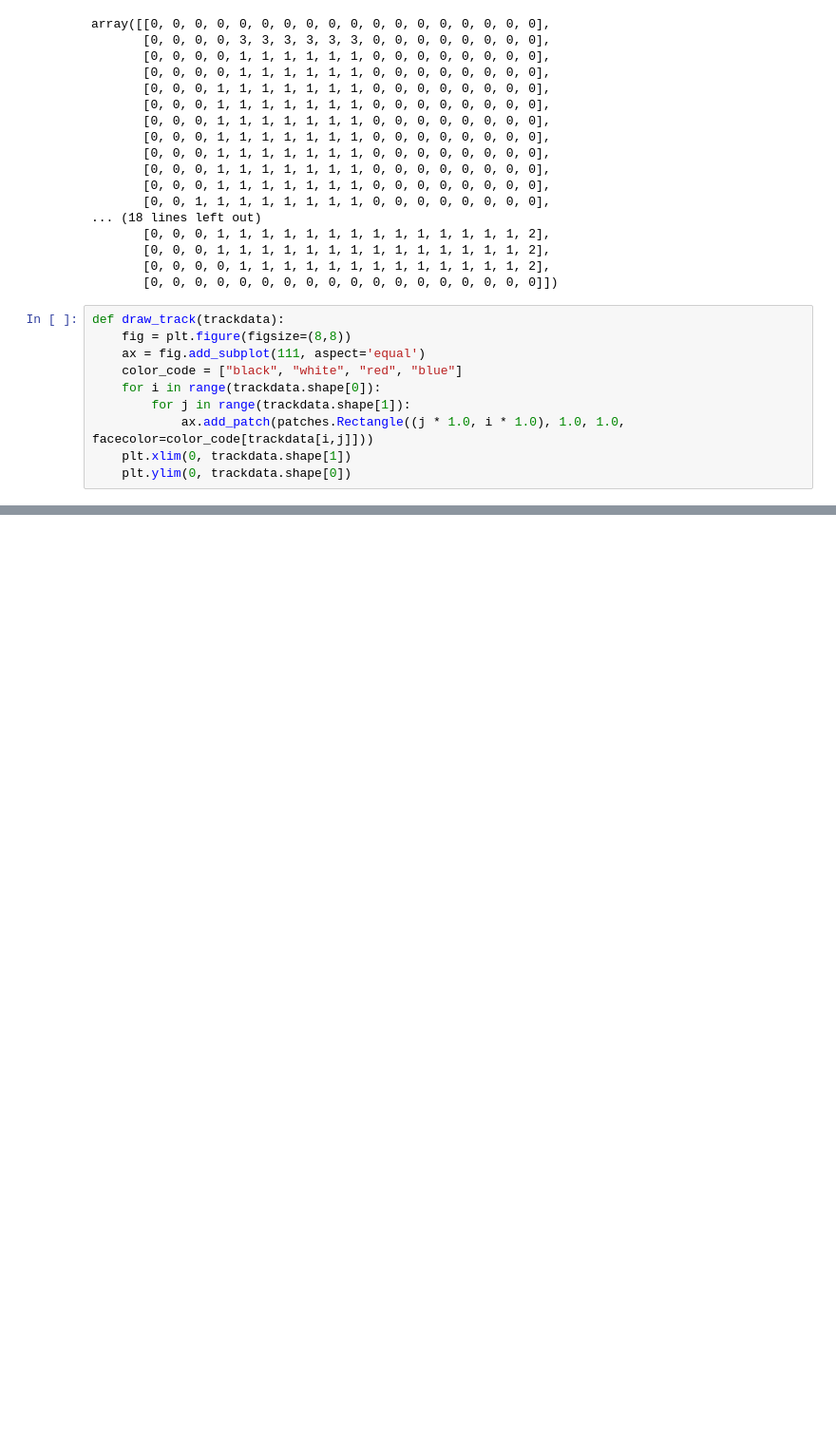
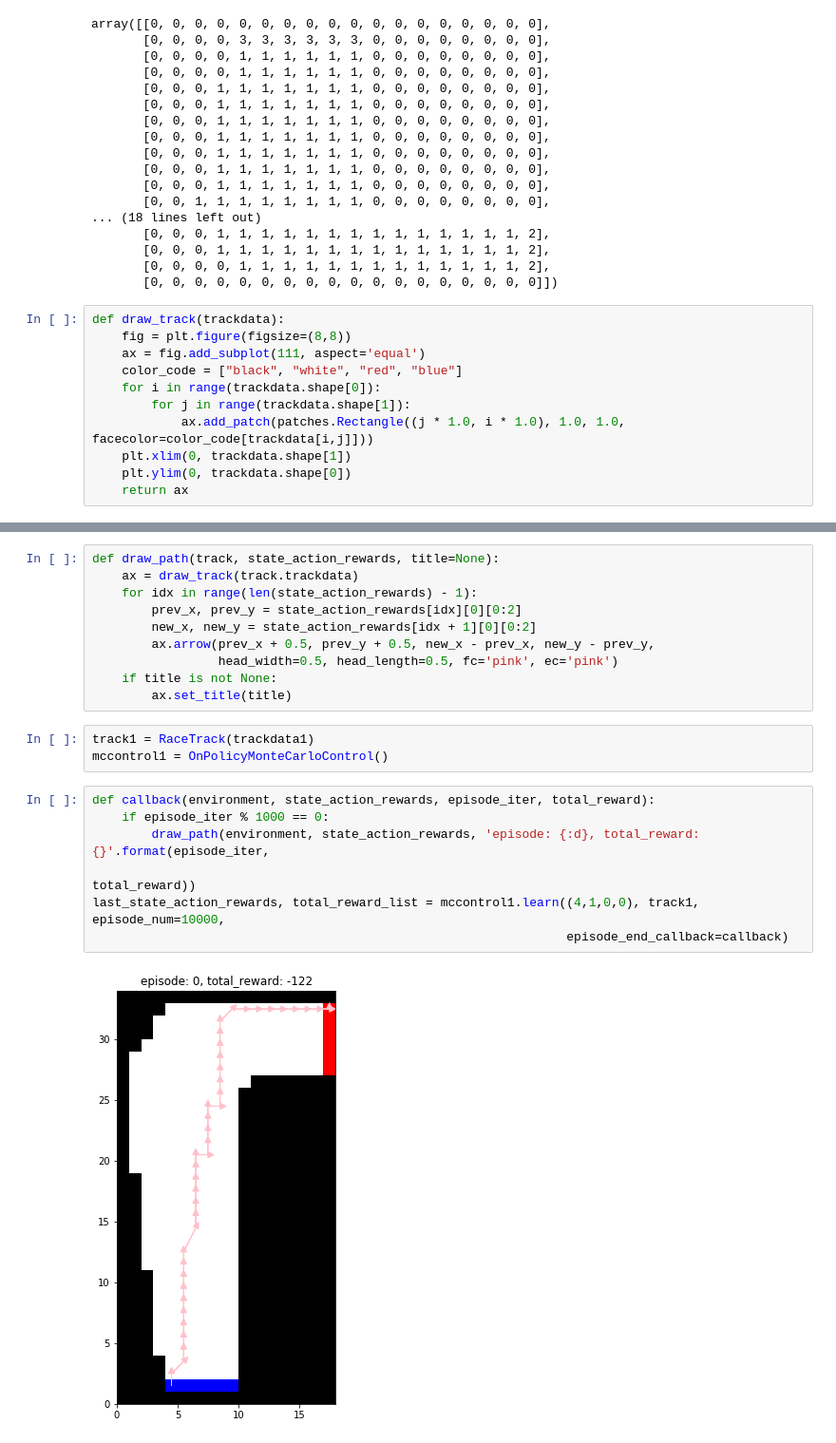
Before and after one commit to bikestra/suttonbarto, a Jupyter notebook: exercise5_4.ipynb, the cells around one changed output, grey strips where cells are left out. Shown: that part at 95% size. Saved outputs shown, nothing was run; the diff lists cells and outputs as text; blank space fills up the shorter version.

```diff
--- a/exercise5_4.ipynb
+++ b/exercise5_4.ipynb
@@ -87,6 +101,7 @@ def draw_track(trackdata):
             ax.add_patch(patches.Rectangle((j * 1.0, i * 1.0), 1.0, 1.0, facecolor=color_code[trackdata[i,j]]))
     plt.xlim(0, trackdata.shape[1])
     plt.ylim(0, trackdata.shape[0])
+    return ax
 # %%
 draw_track(trackdata1)
 # %% [output]
@@ -99,0 +286,22 @@ start_xs, start_ys
+# %%
+def draw_path(track, state_action_rewards, title=None):
+    ax = draw_track(track.trackdata)
+    for idx in range(len(state_action_rewards) - 1):
+        prev_x, prev_y = state_action_rewards[idx][0][0:2]
+        new_x, new_y = state_action_rewards[idx + 1][0][0:2]
+        ax.arrow(prev_x + 0.5, prev_y + 0.5, new_x - prev_x, new_y - prev_y,
+                 head_width=0.5, head_length=0.5, fc='pink', ec='pink')
+    if title is not None:
+        ax.set_title(title)
+# %%
+track1 = RaceTrack(trackdata1)
+mccontrol1 = OnPolicyMonteCarloControl()
+# %%
+def callback(environment, state_action_rewards, episode_iter, total_reward):
+    if episode_iter % 1000 == 0:
+        draw_path(environment, state_action_rewards, 'episode: {:d}, total_reward: {}'.format(episode_iter,
+                                                                                              total_reward))
+last_state_action_rewards, total_reward_list = mccontrol1.learn((4,1,0,0), track1, episode_num=10000,
+                                                                episode_end_callback=callback)
+# %% [output]
+[figure, added]
```
Also changed, not shown: parts of 21 cells of this notebook.
